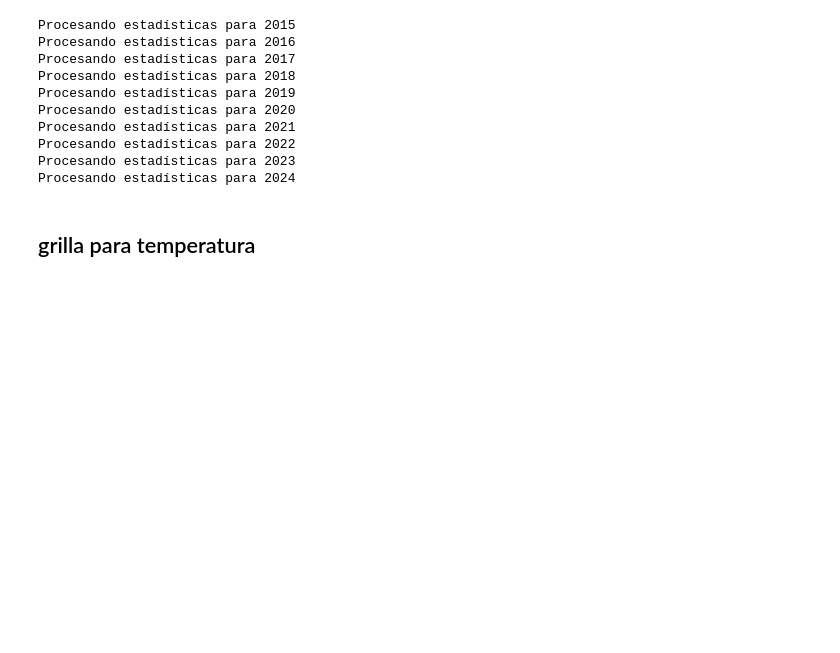
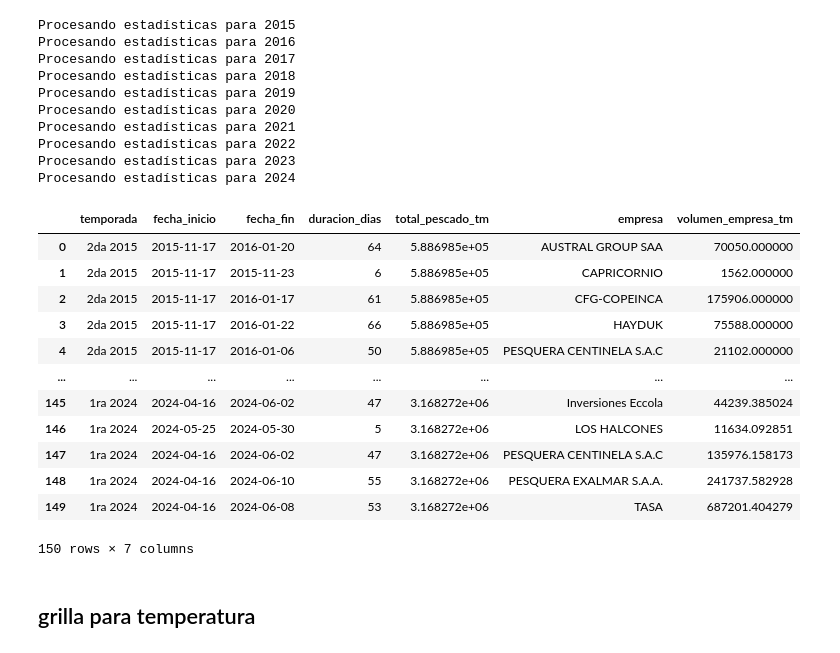
Before and after one commit to dbrisaro/catch_modelling, a Jupyter notebook: scripts/calas_extended_to_years.ipynb, the cells around one changed output. Cells and saved outputs as stored; diff of their text form; code cells hidden in the pictures; blank space fills up the shorter version.

```diff
--- a/scripts/calas_extended_to_years.ipynb
+++ b/scripts/calas_extended_to_years.ipynb
@@ -49,30 +49,25 @@ class CalasDataset:
         for temporada, df_temp in df.groupby("temporada"):
             if df_temp.empty:
                 continue
-            duracion = (df_temp['fecha_cala'].max() - df_temp['fecha_cala'].min()).days
-            total_pescado = df_temp['declarado_tm'].sum()
 
-            start_date = df_temp['fecha_cala'].min()
-            end_date = df_temp['fecha_cala'].max()
 
-            empresas = (
-                df_temp.groupby("empresa")['declarado_tm']
-                .sum()
-                .reset_index()
-                .rename(columns={'declarado_tm': 'volumen_tm'})
-            )
-            for _, row in empresas.iterrows():
+                # Calcular estadísticas por empresa dentro de cada temporada
+            for empresa, df_empresa in df_temp.groupby("empresa"):
+                start_date = df_empresa['fecha_cala'].min()
+                end_date = df_empresa['fecha_cala'].max()
+                duracion = (end_date - start_date).days
+                volumen_empresa = df_empresa['declarado_tm'].sum()
+
                 filas.append({
                     "temporada": temporada,
                     "fecha_inicio": start_date,
                     "fecha_fin": end_date,
                     "duracion_dias": duracion,
-                    "total_pescado_tm": total_pescado,
-                    "empresa": row['empresa'],
-                    "volumen_empresa_tm": row['volumen_tm']
+                    "total_pescado_tm": df_temp['declarado_tm'].sum(),  # Total de toda la temporada
+                    "empresa": empresa,
+                    "volumen_empresa_tm": volumen_empresa
                 })
         return pd.DataFrame(filas)
-
 
     def grillado_semanal(self, lat_bins, lon_bins):
         """
@@ -321,6 +316,22 @@ Procesando estadísticas para 2021
 Procesando estadísticas para 2022
 Procesando estadísticas para 2023
 Procesando estadísticas para 2024
+# %%
+df_stats
+# %% [output]
+|  | temporada | fecha_inicio | fecha_fin | duracion_dias | total_pescado_tm | empresa | volumen_empresa_tm |
+| 0 | 2da 2015 | 2015-11-17 | 2016-01-20 | 64 | 5.886985e+05 | AUSTRAL GROUP SAA | 70050.000000 |
+| 1 | 2da 2015 | 2015-11-17 | 2015-11-23 | 6 | 5.886985e+05 | CAPRICORNIO | 1562.000000 |
+| 2 | 2da 2015 | 2015-11-17 | 2016-01-17 | 61 | 5.886985e+05 | CFG-COPEINCA | 175906.000000 |
+| 3 | 2da 2015 | 2015-11-17 | 2016-01-22 | 66 | 5.886985e+05 | HAYDUK | 75588.000000 |
+| 4 | 2da 2015 | 2015-11-17 | 2016-01-06 | 50 | 5.886985e+05 | PESQUERA CENTINELA S.A.C | 21102.000000 |
+| ... | ... | ... | ... | ... | ... | ... | ... |
+| 145 | 1ra 2024 | 2024-04-16 | 2024-06-02 | 47 | 3.168272e+06 | Inversiones Eccola | 44239.385024 |
+| 146 | 1ra 2024 | 2024-05-25 | 2024-05-30 | 5 | 3.168272e+06 | LOS HALCONES | 11634.092851 |
+| 147 | 1ra 2024 | 2024-04-16 | 2024-06-02 | 47 | 3.168272e+06 | PESQUERA CENTINELA S.A.C | 135976.158173 |
+| 148 | 1ra 2024 | 2024-04-16 | 2024-06-10 | 55 | 3.168272e+06 | PESQUERA EXALMAR S.A.A. | 241737.582928 |
+| 149 | 1ra 2024 | 2024-04-16 | 2024-06-08 | 53 | 3.168272e+06 | TASA | 687201.404279 |
+150 rows × 7 columns
 # %%
 df_stats.to_csv("/home/jupyter-daniela/suyana/peru_production/outputs/calas_estadisticas.csv", index=False)
 # %%
```
Also changed, not shown: parts of 2 cells of this notebook, 3 other files.
